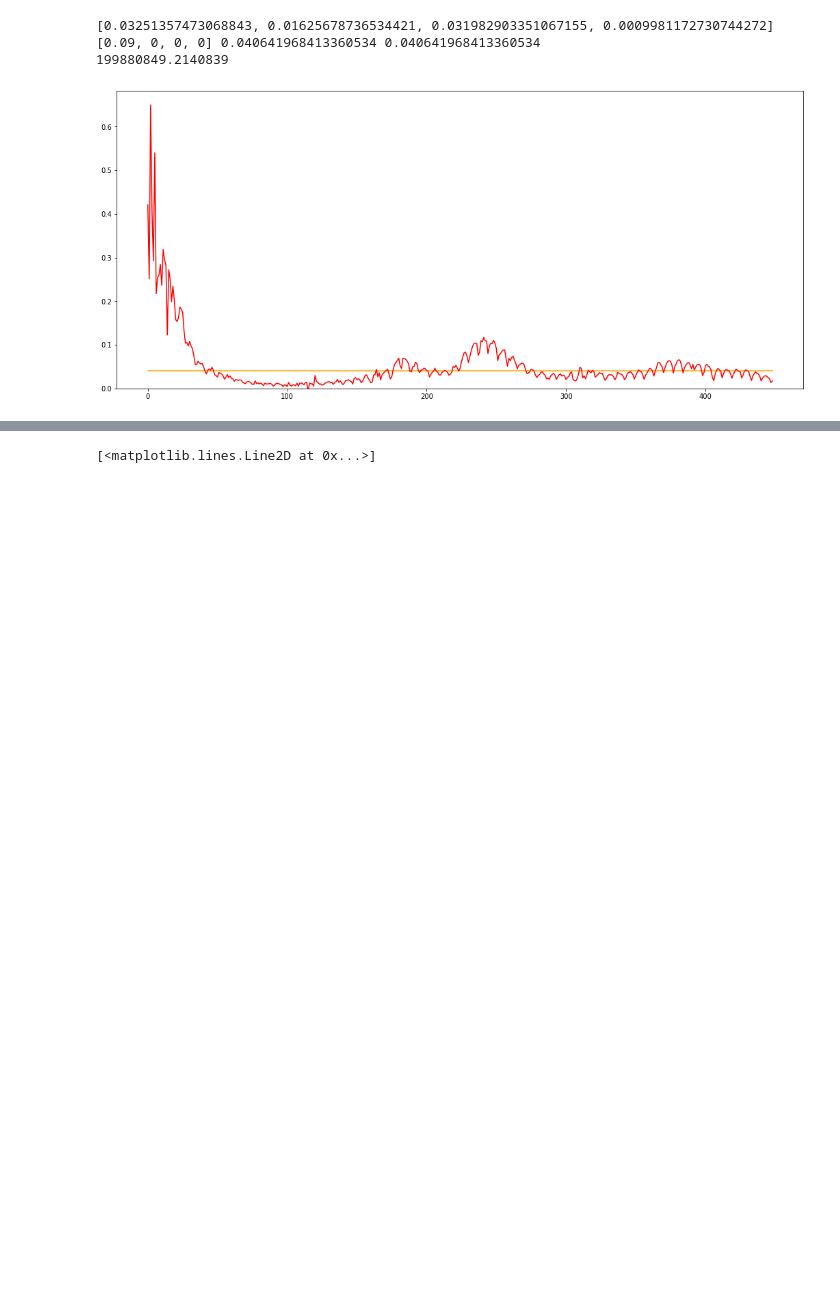
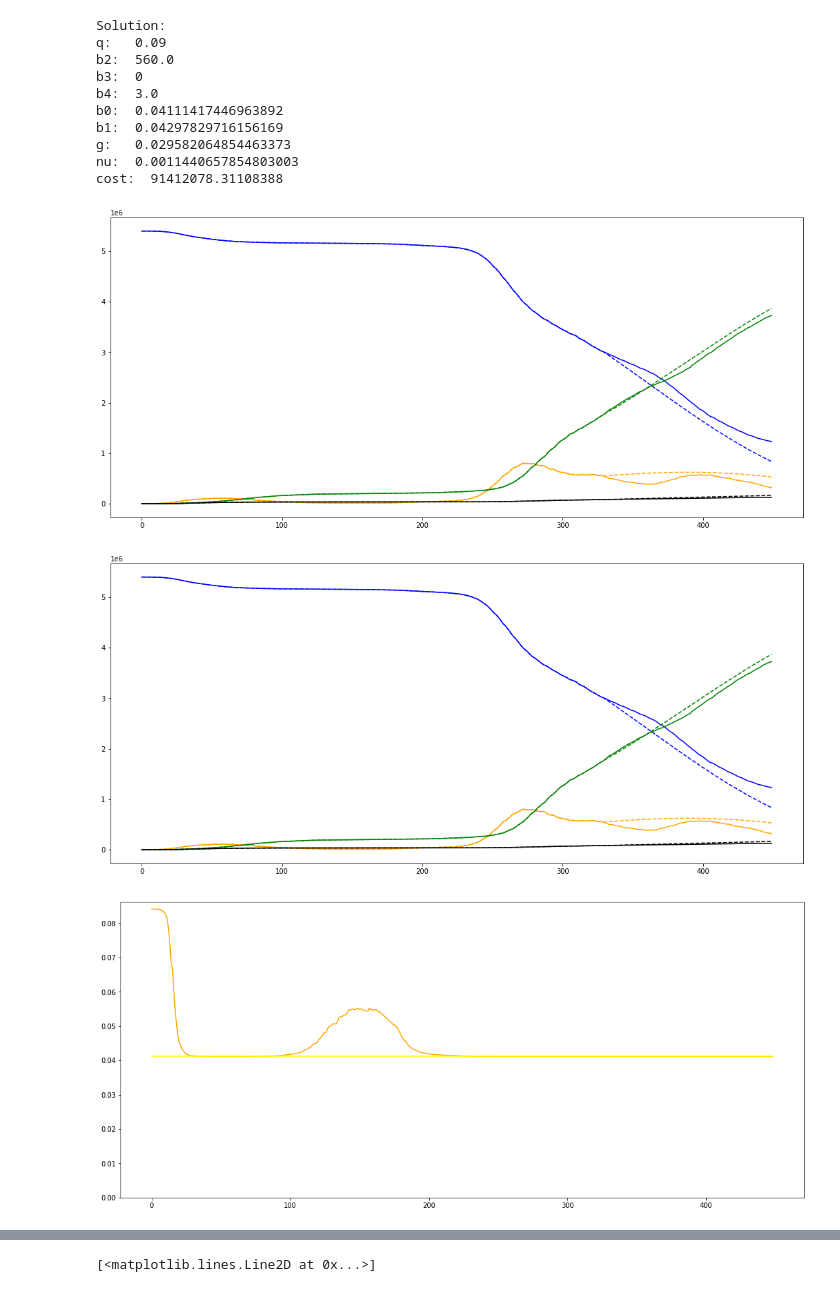
Before and after one commit to holiday-pettijohn/COVID-Tracking-Biola-Summer, a Jupyter notebook: Code/SIRD feedback.ipynb, the cells around one changed output, grey strips where cells are left out. Drawn from its saved outputs; the diff is of its cells as text; code cells hidden in the pictures; blank space fills up the shorter version.

Commit message:
more feedback changes

```diff
--- a/Code/SIRD feedback.ipynb
+++ b/Code/SIRD feedback.ipynb
@@ -199,23 +285,23 @@ dead = deadRaw[skipDays:numDays]
 
 boundQ = (.09,.09) #q should be between 0 and 1
 #Beta = b0 + b1/(1+(I*b2 + D*b3)^b4)
-boundB1 = (0,1000)
-boundB2 = (0,1000)
+boundB1 = (0,10000)
+boundB2 = (0,0)
 boundB3 = (1,4)
 
 lamda = 10 #regularization weight
 wVal = 1 #weight decay, when w is 1 there is no decay (all days weighted equal)
 
 constraints = [boundQ, boundB1, boundB2, boundB3]
-varResol = [1,250,250,15] #resolution for each variable
+varResol = [1,250,1,3] #resolution for each variable
 
 constArg = (pop, infect, recov, dead, lamda, wVal)
 
-finalVars = solveAllVars(constraints, varResol, *constArg)
+nonLinVars, linVars = solveAllVars(constraints, varResol, *constArg)
 
 #beta = b0 / 1 + (I*b1+D*b2)**b3
-betaVars = finalVars[1:6]
-q = finalVars[0]
+betaVars = [linVars[0], linVars[1], nonLinVars[1], nonLinVars[2], nonLinVars[3]]
+q = nonLinVars[0]
 beta = calculateBeta(betaVars, infect, recov, dead, pop, q)
 
 #with diff(IRD), diff(D) 165704590.23082045, all zeros
@@ -228,11 +314,15 @@ paramMatrix = SIRD_Model.calculateAverageParams(infect, recov, dead, pop, q, gra
 betaTime = paramMatrix[:,0]
 
 fig, ax = plt.subplots(figsize=(18,8))
-ax.plot(infect[:-1], color='orange', label='infect')
+ax.plot(infect[-1], color='orange', label='infect')
 ax.plot(dead[:-1], color='black', label='dead')
 
+
+betaConst = SIRD_Model.calculateConstantParams(infect, recov, dead, pop, q)[0]
+betaConstGraph = np.ones((len(beta)))*betaConst #fill array with const value
 fig2, ax2 = plt.subplots(figsize=(18,8))
 ax2.plot(beta, color='orange', label='Feedback Transmission Rate')
+ax2.plot(betaConstGraph, color='yellow', label="const beta")
 ax2.plot(betaTime, color='red')
 ax2.set_ylim(0);
 # %% [output]
@@ -253,18 +350,50 @@ cost:  88031286.01273839
 # %%
-nonLinVars = [.09, 0,0,0]
-linVars = getLinVarsSIRD(nonLinVars, pop, infect, recov, dead, lamda, wVal) #b0 b1 gamma nu
+#predict
+pop = 60000000
+q = .09
+numDays = len(infectRaw)  #max days
+skipDays = 0
+infect = infectRaw[skipDays:numDays]
+recov = recovRaw[skipDays:numDays]
+dead = deadRaw[skipDays:numDays]
+daysToPredict = 120
 
-betaV = [linVars[0],linVars[1],nonLinVars[1],nonLinVars[2],nonLinVars[3]]
-beta2 = calculateBeta(betaV, infect, recov, dead, pop, q)
+#don't use the days to predict to train on
+constArg = (pop, infect[:-daysToPredict], recov[:-daysToPredict], dead[:-daysToPredict], lamda, wVal)
+nonLinVars, linVars = solveAllVars(constraints, varResol, *constArg)
 
-print(linVars, nonLinVars, beta2[0], beta2[-1])
-print(errorSIRD(nonLinVars + linVars, *constArg))
+#beta = b0 / 1 + (I*b1+D*b2)**b3
+betaVars = [linVars[0], linVars[1], nonLinVars[1], nonLinVars[2], nonLinVars[3]]
+q = nonLinVars[0]
+beta = calculateBeta(betaVars, infect, recov, dead, pop, q)
+
+#feedback prediction
+predictFeedMatch(infect, recov, dead, pop, daysToPredict, nonLinVars, linVars, graphVals=[True,True,True,True])
+
+#constant prediction
+constParams = SIRD_Model.calculateConstantParams(infect[:-daysToPredict], recov[:-daysToPredict], dead[:-daysToPredict], pop, q)
+SIRD_Model.predictConstMatch(infect, recov, dead, pop, daysToPredict, constParams, q, graphVals=[True,True,True,True])
+
+
+#plot beta feedback model vs actual
+betaConstGraph = np.ones((len(beta)))*constParams[0] #fill array with const value
 
 fig2, ax2 = plt.subplots(figsize=(18,8))
-ax2.plot(beta2, color='orange', label='Feedback Transmission Rate')
-ax2.plot(betaTime, color='red')
+ax2.plot(beta, color='orange', label='Feedback Transmission Rate')
+ax2.plot(betaConstGraph, color='yellow', label="const beta")
+#ax2.plot(betaTime, color='red')
 ax2.set_ylim(0);
 # %% [output]
-[0.03251357473068843, 0.01625678736534421, 0.031982903351067155, 0.0009981172730744272] [0.09, 0, 0, 0] 0.040641968413360534 0.040641968413360534
-199880849.2140839
+Solution:
+q:   0.09
+b2:  560.0
+b3:  0
+b4:  3.0
+b0:  0.04111417446963892
+b1:  0.04297829716156169
+g:   0.029582064854463373
+nu:  0.0011440657854803003
+cost:  91412078.31108388
-[figure, old version]
+[figure, new version]
+[figure, added]
+[figure, added]
```
Also changed, not shown: parts of 4 cells of this notebook, 1 other file.
